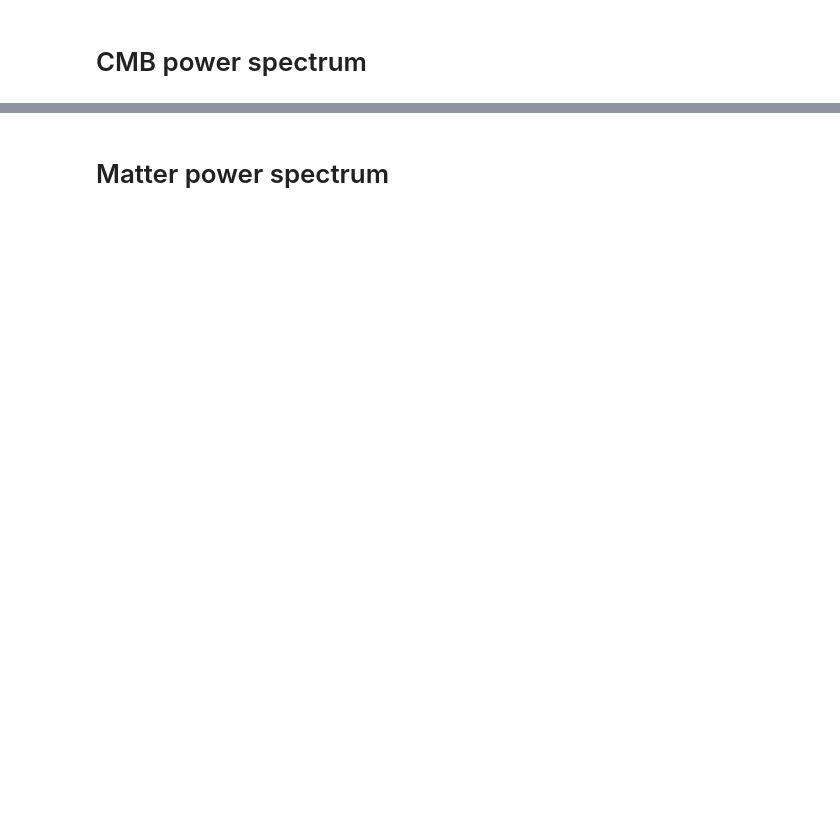
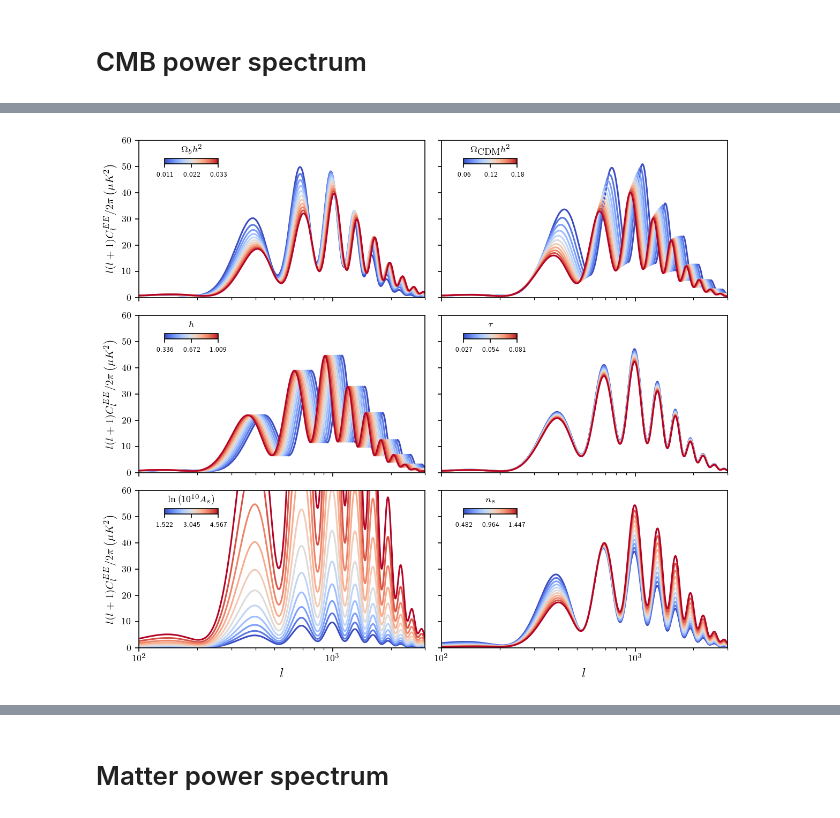
Before and after one commit to ChavezUriel/CosmoProj2, a Jupyter notebook: plots.ipynb, the cells around one changed output, grey strips where cells are left out. Drawn from its saved outputs; the diff is of its cells as text; code cells hidden in the pictures; blank space fills up the shorter version.

```diff
--- a/plots.ipynb
+++ b/plots.ipynb
@@ -71,0 +130,9 @@ Text(0.5, 0, '$l$')
+# %%
+param_vars_plots(data_cl, 0, 2, func_cl,
+                 xlabel = r"$l$",
+                 ylabel = r"$l(l+1)C^{EE}_l/2\pi \left(\mu K^2\right)$",
+                 xlog = True,
+                 xlims = [1e2,3e3],
+                 ylims = [0,6e1])
+# %% [output]
+[figure, added]
```
Also changed, not shown: parts of 13 cells of this notebook, 1 other file.
